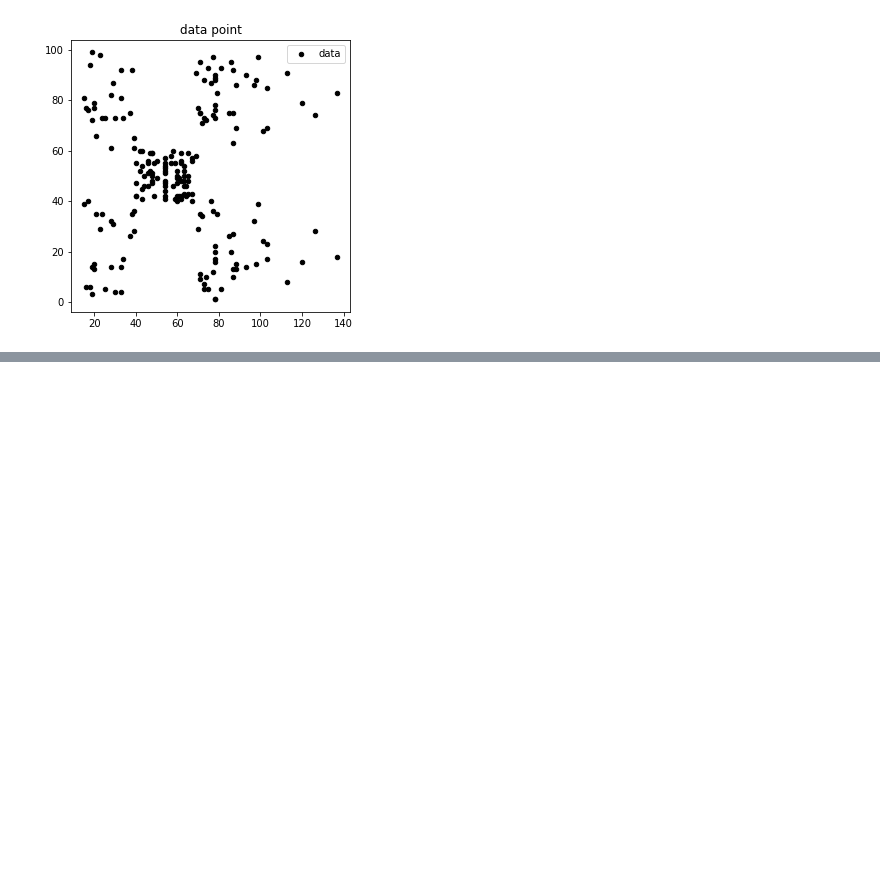
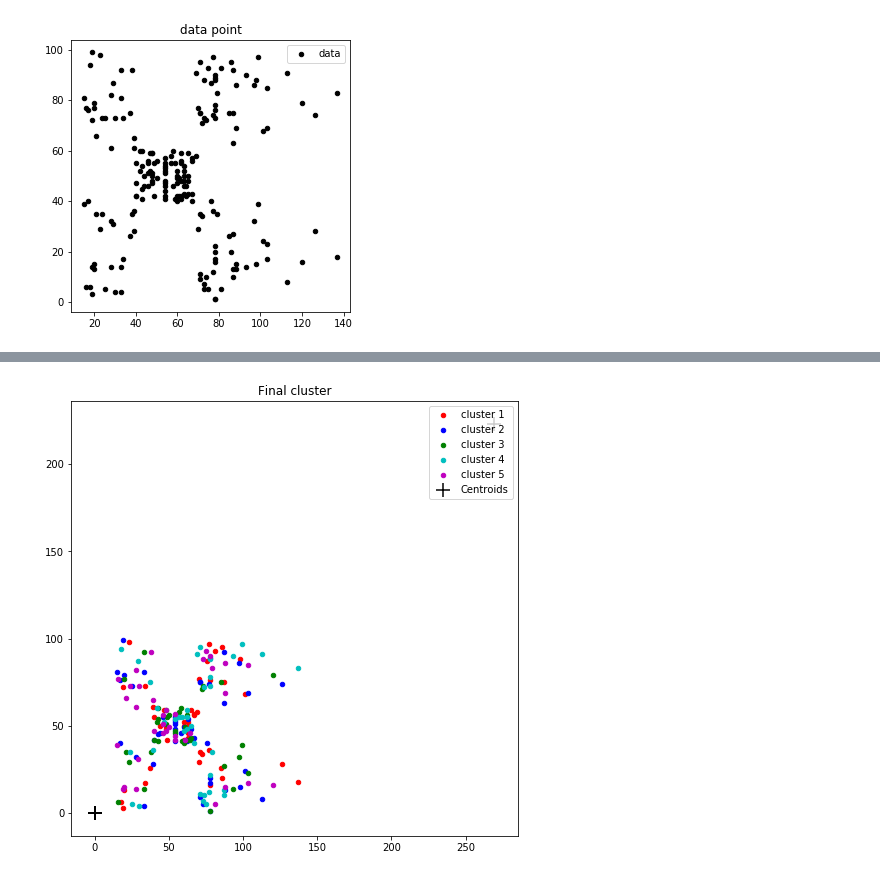
Before and after one commit to insu0929/mlproject, a Jupyter notebook: assign07_20140313.ipynb, the cells around one changed output, grey strips where cells are left out. Saved outputs shown, nothing was run; the diff lists cells and outputs as text; code cells hidden in the pictures; blank space fills up the shorter version.

```diff
--- a/assign07_20140313.ipynb
+++ b/assign07_20140313.ipynb
@@ -126,0 +156,13 @@ NameError: name 'inital_c' is not defined
+# %%
+plt.figure(1, figsize=(8, 8))
+plt.scatter(x[class0], y[class0], c = 'r', s = 80, marker = '.' , label = 'cluster 1')
+plt.scatter(x[class1], y[class1], c = 'b', s = 80, marker = '.' , label = 'cluster 2')
+plt.scatter(x[class2], y[class2], c = 'g', s = 80, marker = '.' , label = 'cluster 3')
+plt.scatter(x[class3], y[class3], c = 'c', s = 80, marker = '.' , label = 'cluster 4')
+plt.scatter(x[class4], y[class4], c = 'm', s = 80, marker = '.' , label = 'cluster 5')
+plt.scatter(centroid[:, 0], centroid[:, 1], c='black', s=200, marker='+', label='Centroids')
+plt.legend(loc='upper right')
+plt.title('Final cluster')
+plt.show()
+# %% [output]
+[figure, added]
```
Also changed, not shown: parts of 7 cells of this notebook.
